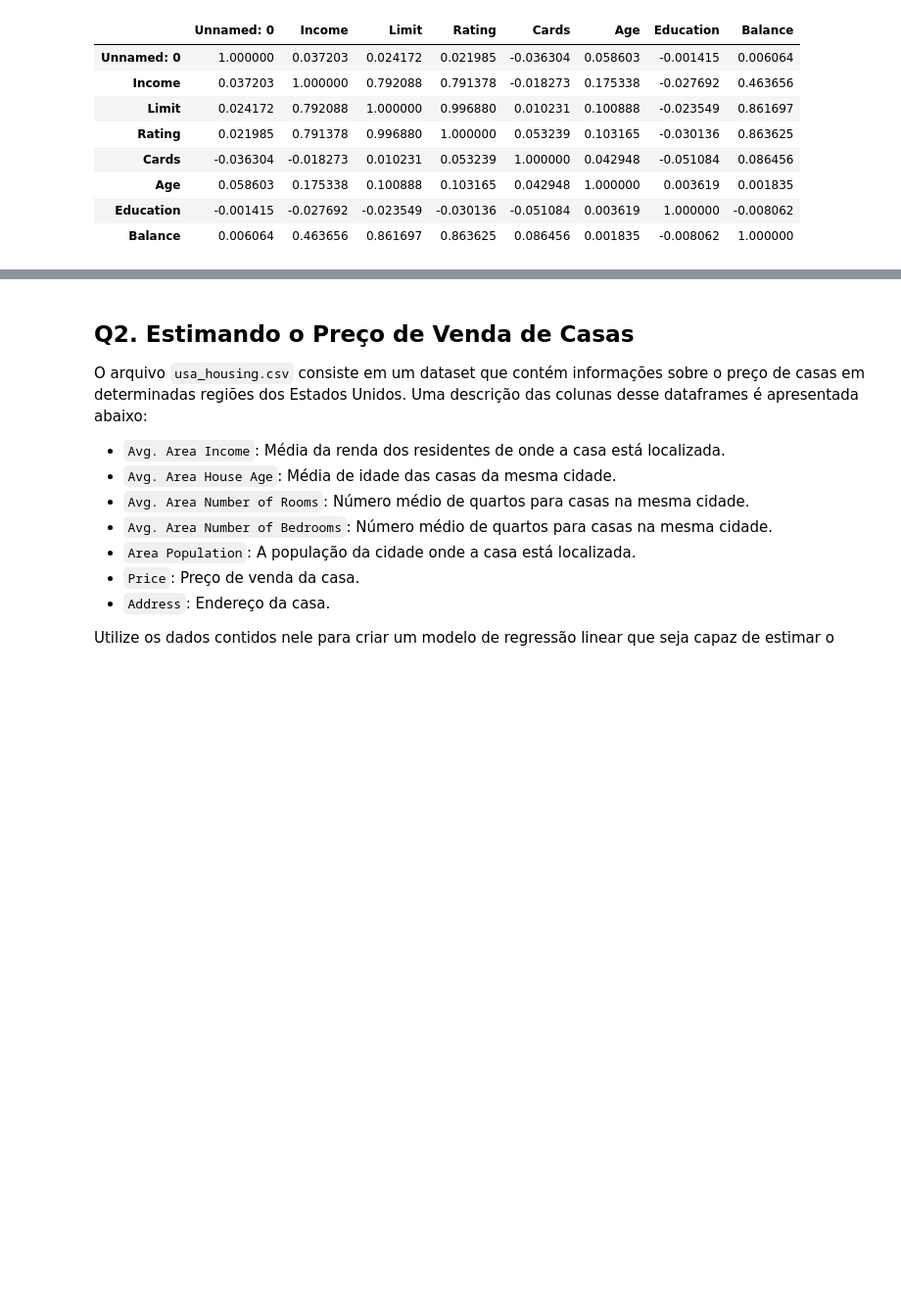
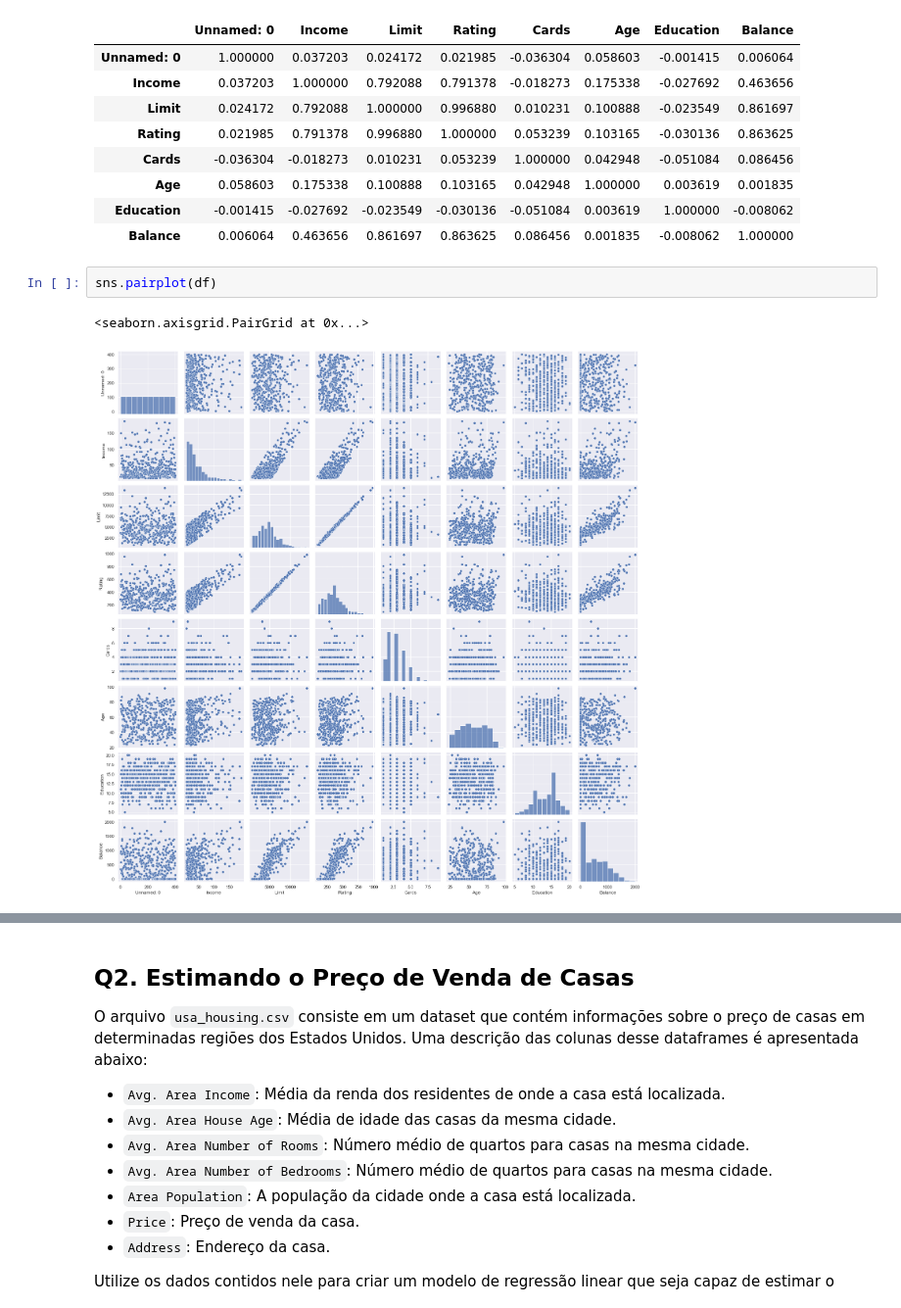
Before and after one commit to Gartarok/Bootcamp-Dados, a Jupyter notebook: DataScience/Case2/RegMultipla.ipynb, the cells around one changed output, grey strips where cells are left out. Shown at 98% size. Drawn from its saved outputs; the diff is of its cells as text; blank space fills up the shorter version.

```diff
--- a/DataScience/Case2/RegMultipla.ipynb
+++ b/DataScience/Case2/RegMultipla.ipynb
@@ -93,3 +105,8 @@ df.corr()
 | Age | 0.058603 | 0.175338 | 0.100888 | 0.103165 | 0.042948 | 1.000000 | 0.003619 | 0.001835 |
 | Education | -0.001415 | -0.027692 | -0.023549 | -0.030136 | -0.051084 | 0.003619 | 1.000000 | -0.008062 |
 | Balance | 0.006064 | 0.463656 | 0.861697 | 0.863625 | 0.086456 | 0.001835 | -0.008062 | 1.000000 |
+# %%
+sns.pairplot(df)
+# %% [output]
+<seaborn.axisgrid.PairGrid at 0x...>
+[figure, added]
```
Also changed, not shown: parts of 43 cells of this notebook.
